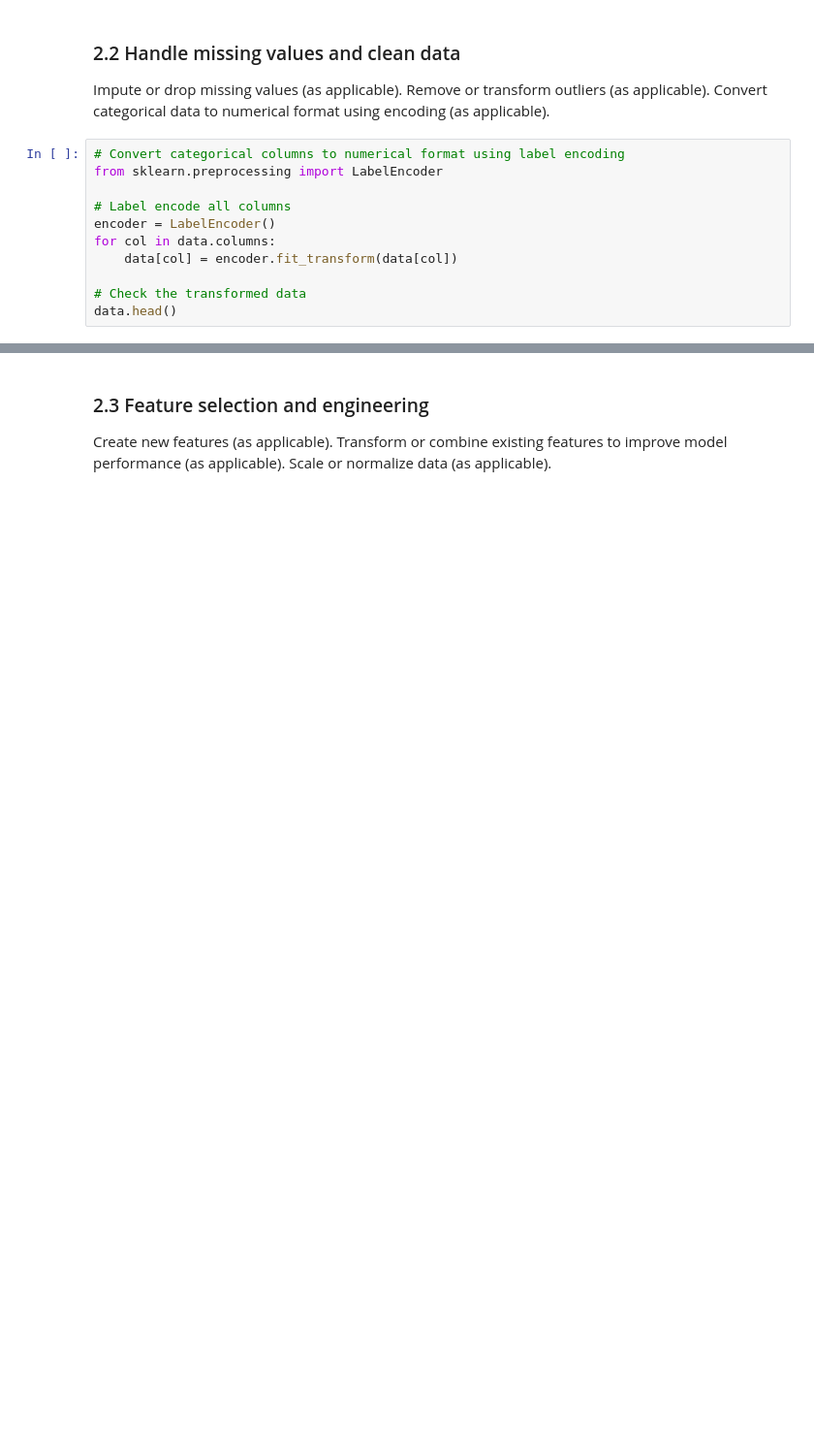
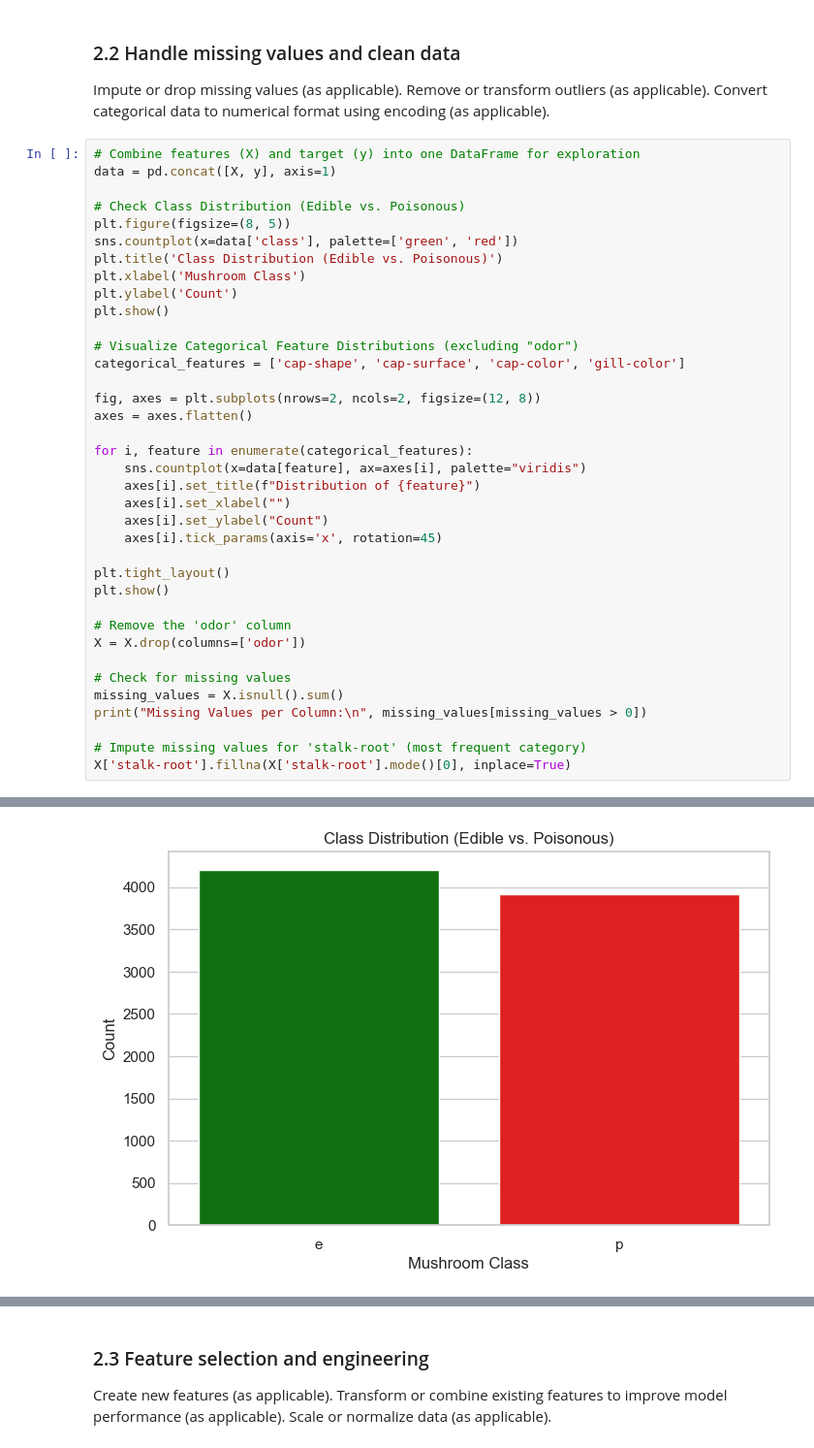
Before and after one commit to katehuntsman/midterm, a Jupyter notebook: classification.ipynb, the cells around one changed output, grey strips where cells are left out. Shown at 97% size. Saved outputs shown, nothing was run; the diff lists cells and outputs as text; blank space fills up the shorter version.

```diff
--- a/classification.ipynb
+++ b/classification.ipynb
@@ -110,14 +102,41 @@ for feature, rare_values in rare_categories.items():
 Impute or drop missing values (as applicable).
 Remove or transform outliers (as applicable).
 Convert categorical data to numerical format using encoding (as applicable).
-# %%
-# Convert categorical columns to numerical format using label encoding
-from sklearn.preprocessing import LabelEncoder
-
-# Label encode all columns
-encoder = LabelEncoder()
-for col in data.columns:
-    data[col] = encoder.fit_transform(data[col])
-
-# Check the transformed data
-data.head()
+# %%
+# Combine features (X) and target (y) into one DataFrame for exploration
+data = pd.concat([X, y], axis=1)
+
+# Check Class Distribution (Edible vs. Poisonous)
+plt.figure(figsize=(8, 5))
+sns.countplot(x=data['class'], palette=['green', 'red'])
+plt.title('Class Distribution (Edible vs. Poisonous)')
+plt.xlabel('Mushroom Class')
+plt.ylabel('Count')
+plt.show()
+
+# Visualize Categorical Feature Distributions (excluding "odor")
+categorical_features = ['cap-shape', 'cap-surface', 'cap-color', 'gill-color']
+
+fig, axes = plt.subplots(nrows=2, ncols=2, figsize=(12, 8))
+axes = axes.flatten()
+
+for i, feature in enumerate(categorical_features):
+    sns.countplot(x=data[feature], ax=axes[i], palette="viridis")
+    axes[i].set_title(f"Distribution of {feature}")
+    axes[i].set_xlabel("")
+    axes[i].set_ylabel("Count")
+    axes[i].tick_params(axis='x', rotation=45)
+
+plt.tight_layout()
+plt.show()
+
+# Remove the 'odor' column
+X = X.drop(columns=['odor'])
+
+# Check for missing values
+missing_values = X.isnull().sum()
+print("Missing Values per Column:\n", missing_values[missing_values > 0])
+
+# Impute missing values for 'stalk-root' (most frequent category)
+X['stalk-root'].fillna(X['stalk-root'].mode()[0], inplace=True)
+# %% [output]
@@ -123,0 +146 @@ data.head()
+[figure, added]
```
Also changed, not shown: parts of 19 cells of this notebook, 3 other files.
